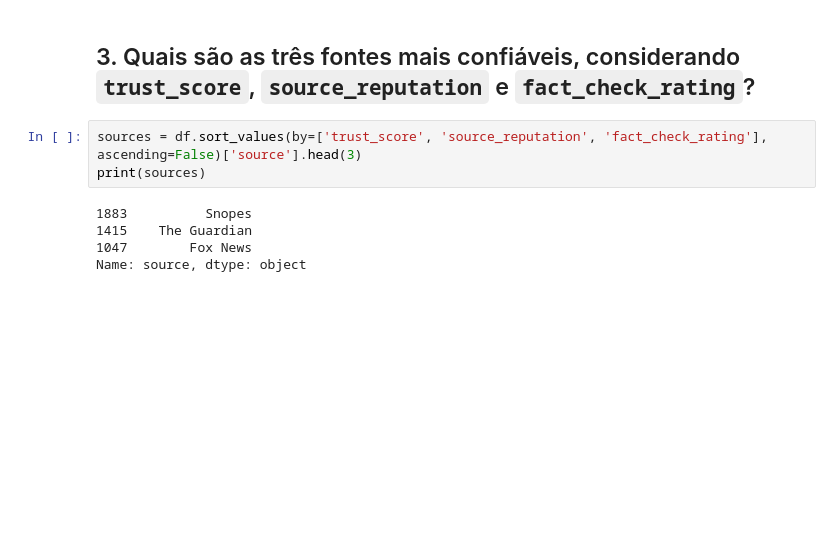
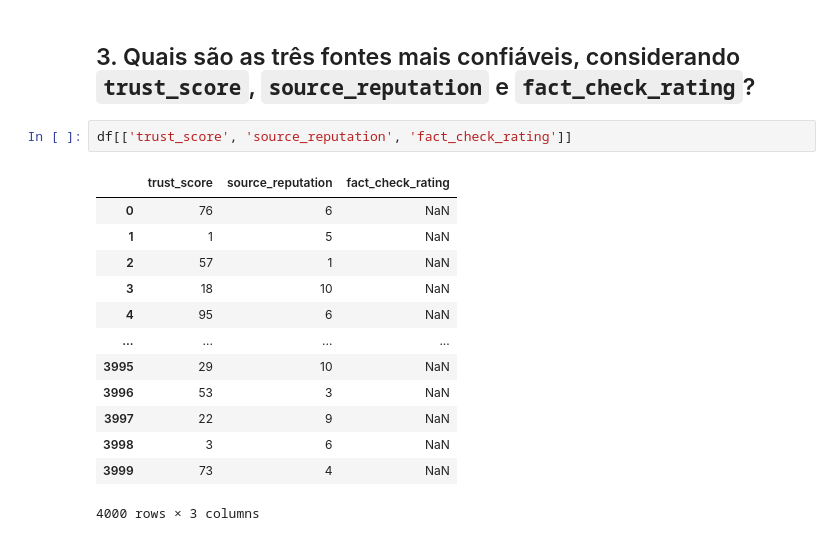
Before and after one commit to alvarojbrz/fake-news-detection, a Jupyter notebook: Fake_News_Detection.ipynb, the cells around one changed output. Cells and saved outputs as stored; diff of their text form; blank space fills up the shorter version.

```diff
--- a/Fake_News_Detection.ipynb
+++ b/Fake_News_Detection.ipynb
@@ -71,11 +72,19 @@ median    798.500000
 Name: word_count, dtype: float64
 # %% [markdown]
 ## 3. Quais são as três fontes mais confiáveis, considerando **`trust_score`**, **`source_reputation`** e **`fact_check_rating`**?
-# %%
-sources = df.sort_values(by=['trust_score', 'source_reputation', 'fact_check_rating'], ascending=False)['source'].head(3)
-print(sources)
-# %% [output]
-1883          Snopes
-1415    The Guardian
-1047        Fox News
-Name: source, dtype: object
+# %%
+df[['trust_score', 'source_reputation', 'fact_check_rating']]
+# %% [output]
+|  | trust_score | source_reputation | fact_check_rating |
+| 0 | 76 | 6 | NaN |
+| 1 | 1 | 5 | NaN |
+| 2 | 57 | 1 | NaN |
+| 3 | 18 | 10 | NaN |
+| 4 | 95 | 6 | NaN |
+| ... | ... | ... | ... |
+| 3995 | 29 | 10 | NaN |
+| 3996 | 53 | 3 | NaN |
+| 3997 | 22 | 9 | NaN |
+| 3998 | 3 | 6 | NaN |
+| 3999 | 73 | 4 | NaN |
+4000 rows × 3 columns
```
Also changed, not shown: parts of 3 cells of this notebook.
